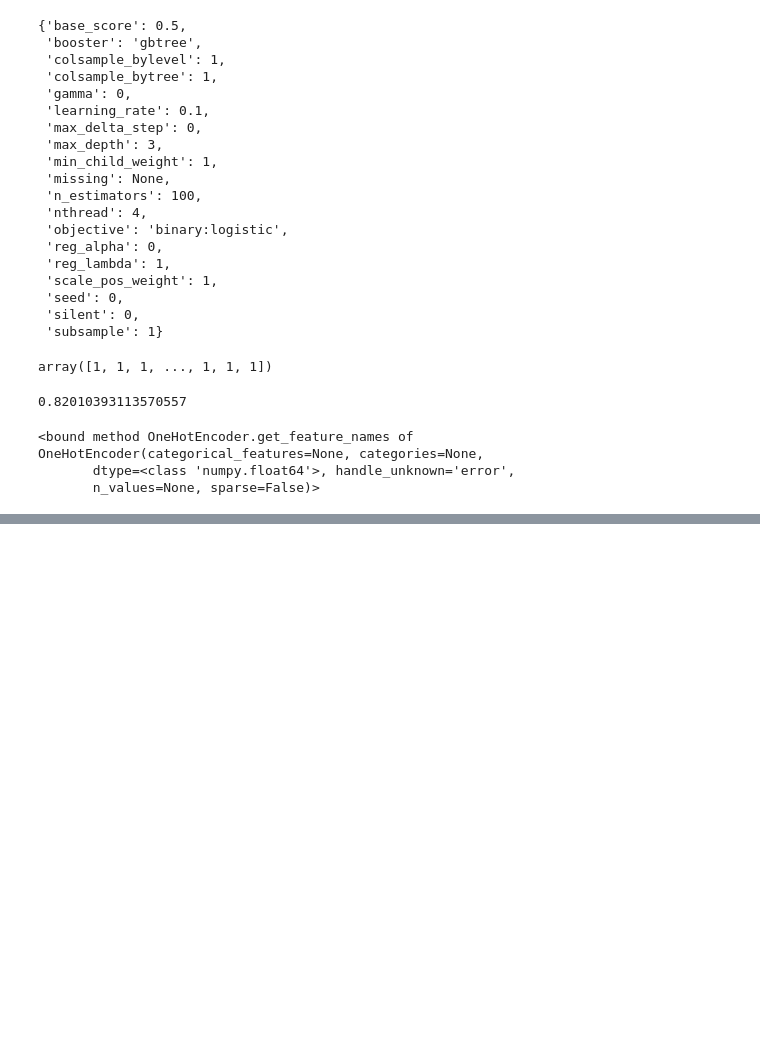
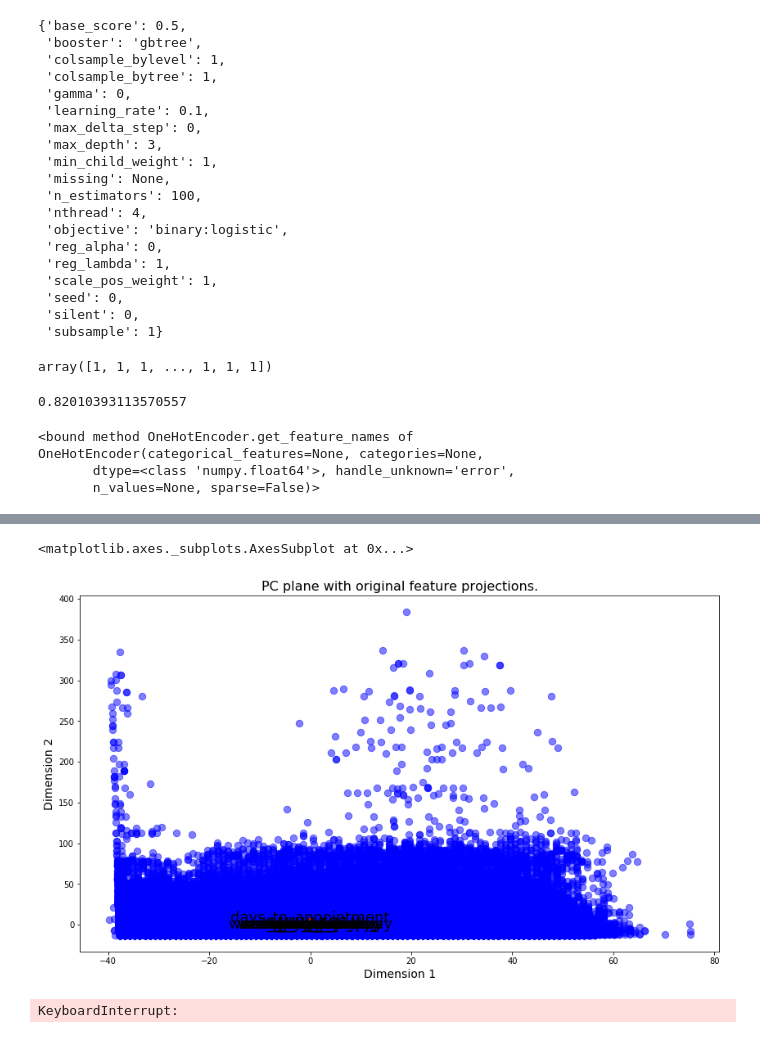
Before and after one commit to edvalente/mlnd-capstone-project, a Jupyter notebook: notebooks/capstone-scrapbook.ipynb, the cells around one changed output, grey strips where cells are left out. Saved outputs shown, nothing was run; the diff lists cells and outputs as text; code cells hidden in the pictures; blank space fills up the shorter version.

```diff
--- a/notebooks/capstone-scrapbook.ipynb
+++ b/notebooks/capstone-scrapbook.ipynb
@@ -356,0 +400,51 @@ from sklearn.model_selection import GridSearchCV
+# %%
+# TODO: Apply PCA by fitting the good data with only two dimensions
+pca = PCA(n_components=2).fit(data)
+
+# TODO: Transform the good data using the PCA fit above
+reduced_data = pca.transform(data)
+
+# TODO: Transform log_samples using the PCA fit above
+pca_samples = pca.transform(data)
+
+# Create a DataFrame for the reduced data
+reduced_data = pd.DataFrame(reduced_data, columns = ['Dimension 1', 'Dimension 2'])
+# %%
+# Create a biplot
+vs.biplot(data, reduced_data, pca)
+# %% [output]
+<matplotlib.axes._subplots.AxesSubplot at 0x...>
+[figure, added]
+# %%
+from sklearn.mixture import GaussianMixture
+from sklearn.metrics import silhouette_score
+
+score_results = {}
+for i in range(2, 8):
+    clusterer = GaussianMixture(n_components=i).fit(reduced_data)
+    preds = clusterer.predict(reduced_data)
+    centers = clusterer.means_
+    sample_preds = clusterer.predict(pca_samples)
+    score = silhouette_score(reduced_data, preds)
+    score_results[i] = score
+    print("n_components={}: {}".format(i, round(score, 4)))
+
+n_components = max(score_results, key=score_results.get)
+print("\nChosen score: {} | Chosen n_components: {}".format(max(score_results), n_components))
+
+# TODO: Apply your clustering algorithm of choice to the reduced data
+clusterer = GaussianMixture(n_components=2).fit(reduced_data)
+
+# TODO: Predict the cluster for each data point
+preds = clusterer.predict(reduced_data)
+
+# TODO: Find the cluster centers
+centers = clusterer.means_
+
+# TODO: Predict the cluster for each transformed sample data point
+# sample_preds = clusterer.predict(pca_samples)
+
+# TODO: Calculate the mean silhouette coefficient for the number of clusters chosen
+score = silhouette_score(reduced_data, preds)
+# %% [output]
+KeyboardInterrupt:
```
Also changed, not shown: parts of 10 cells of this notebook, 1 other file.
